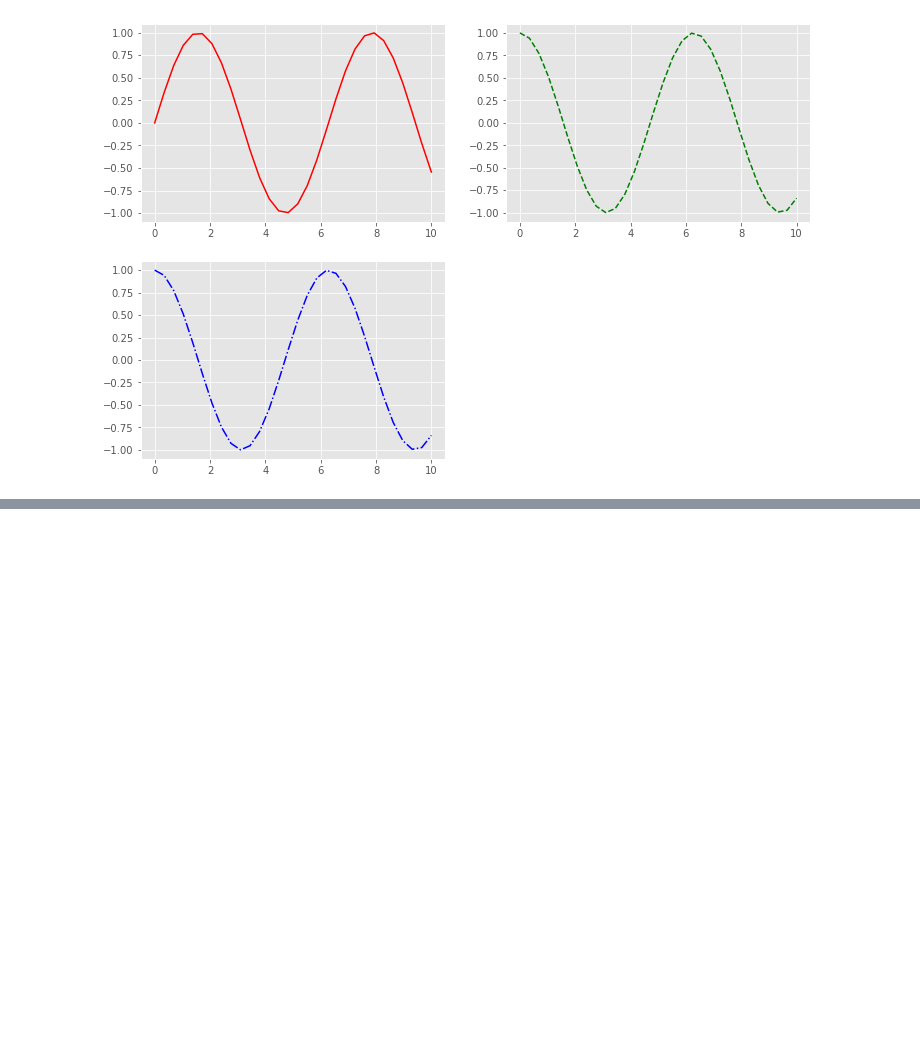
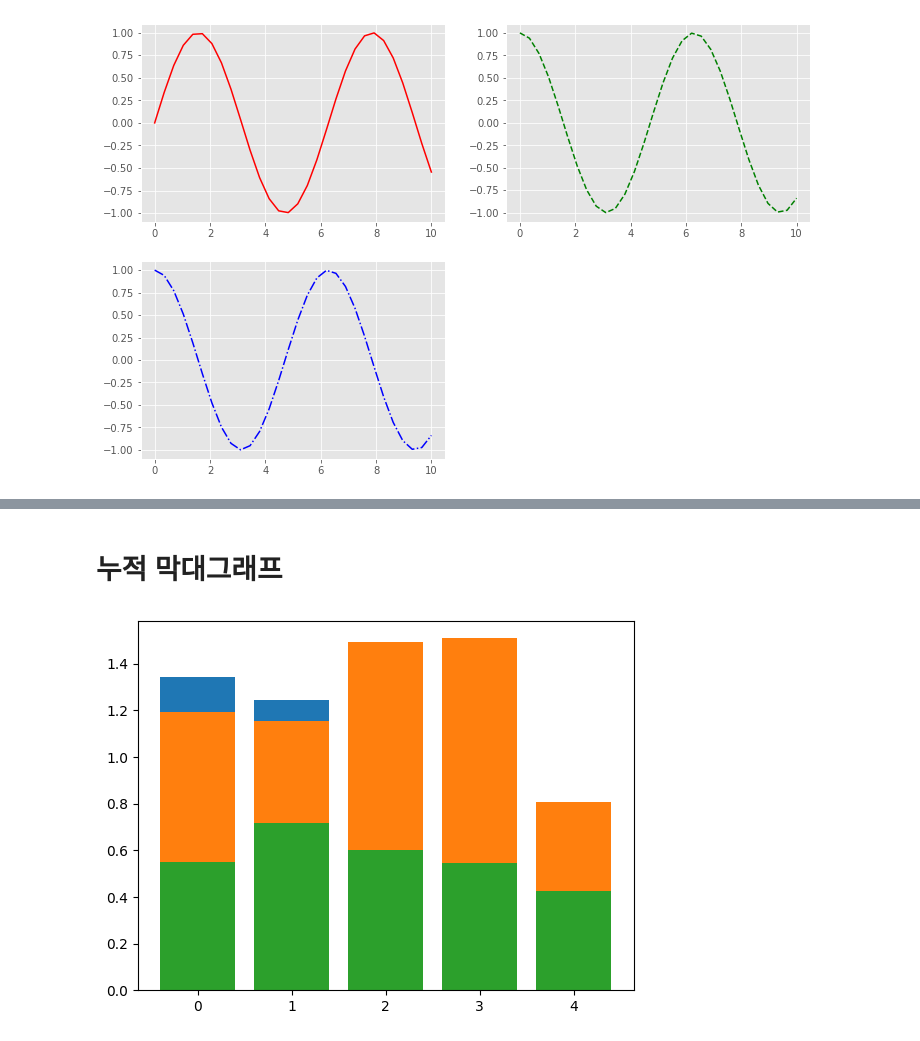
Before and after one commit to led156/SKT-FLYAI, a Jupyter notebook: 파이썬/Matplotlib.ipynb, the cells around one changed output, grey strips where cells are left out. Drawn from its saved outputs; the diff is of its cells as text; code cells hidden in the pictures; blank space fills up the shorter version.

```diff
--- a/파이썬/Matplotlib.ipynb
+++ b/파이썬/Matplotlib.ipynb
@@ -260,0 +276,22 @@ plt.show()
+# %% [markdown]
+# 누적 막대그래프
+# %%
+x = np.arange(5)
+
+np.random.seed(0)
+y = np.random.rand(15).reshape((3,5))
+
+# 높이를 누적하여 표현. ----------------------
+y1, y2, y3 = y
+y1b = np.array(y1)
+y2b = y1b + np.array(y2)
+y3b = y1b + np.array(y3)
+# --------------------------------------------
+
+plt.bar(x, y3b)
+plt.bar(x, y2b)
+plt.bar(x, y1b)
+
+plt.show()
+# %% [output]
+[figure, added]
```
Also changed, not shown: parts of 2 cells of this notebook.
